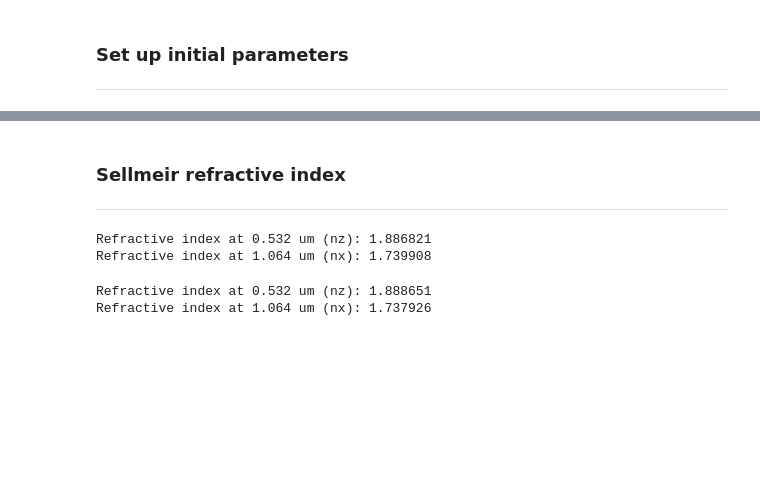
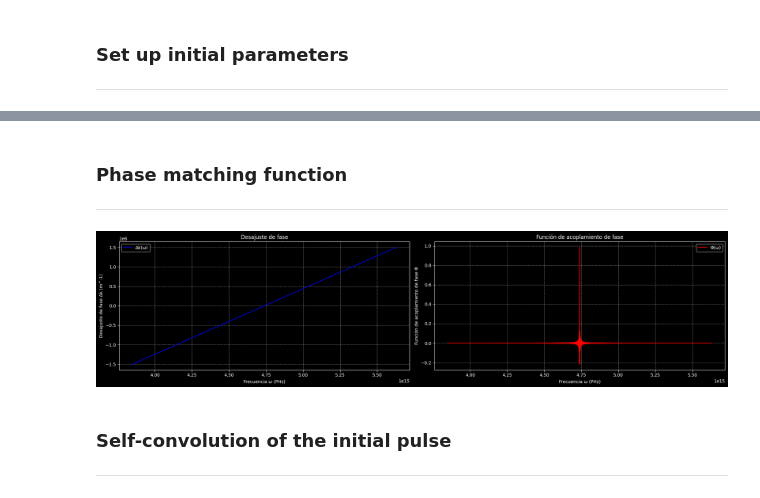
Before and after one commit to jusrojasrod/SHG-and-PDC-simulation, a Jupyter notebook: notebooks/exploracion/Second Harmonic Generation.ipynb, the cells around one changed output, grey strips where cells are left out. Cells and saved outputs as stored; diff of their text form; code cells hidden in the pictures; blank space fills up the shorter version.

```diff
--- a/notebooks/exploracion/Second Harmonic Generation.ipynb
+++ b/notebooks/exploracion/Second Harmonic Generation.ipynb
@@ -119,6 +15,11 @@ import matplotlib.pyplot as plt
 
 from src.physics.pulses import GaussianPulse1D, format_value
 from src.physics.crystals import KTPCrystal, KTPCrystal_Kato
+from src.physics.nonlinear_optics import PhaseMatching
+from src.physics.math import conv_discrete
+
+# plt.style.use(['science', 'notebook'])
+plt.style.use('dark_background')
 # %% [markdown]
 ### Set up initial parameters
 ---
@@ -179,29 +111,38 @@ Computed Fwhm: 1.31e+14
 # %% [markdown]
-### Sellmeir refractive index
+### Phase matching function
 ---
-# %%
-ktp = KTPCrystal()
-
-# Calcular índice para una longitud de onda y dirección
-wavelength_micrometers = 0.532 # 532 nm
-index_nz = ktp.refractive_index(wavelength_micrometers, axis='nz')
-print(f"Refractive index at {wavelength_micrometers} um (nz): {index_nz:.6f}") # Formato para mejor lectura
-wavelength_micrometers = 1.064 # 1064 nm
-index_nx = ktp.refractive_index(wavelength_micrometers, axis='nx')
-print(f"Refractive index at {wavelength_micrometers} um (nx): {index_nx:.6f}")
-# %% [output]
-Refractive index at 0.532 um (nz): 1.886821
-Refractive index at 1.064 um (nx): 1.739908
-# %%
-ktp_kato = KTPCrystal_Kato()
-
-# Calcular índice para una longitud de onda y dirección
-wavelength_micrometers = 0.532 # 532 nm
-index_nz = ktp_kato.refractive_index(wavelength_micrometers, axis='nz')
-print(f"Refractive index at {wavelength_micrometers} um (nz): {index_nz:.6f}") # Formato para mejor lectura
-wavelength_micrometers = 1.064 # 1064 nm
-index_nx = ktp_kato.refractive_index(wavelength_micrometers, axis='nx')
-print(f"Refractive index at {wavelength_micrometers} um (nx): {index_nx:.6f}")
-# %% [output]
-Refractive index at 0.532 um (nz): 1.888651
-Refractive index at 1.064 um (nx): 1.737926
+# %%
+# instance of the crystal and phase matching
+ktp = KTPCrystal()
+phase_matching = PhaseMatching(ktp, lambda_0_um=fundamental_wavelength_um )
+
+# IMPORTANT: frequencies must be the ones for the SHG
+delta_k = phase_matching.phase_mismatch(SHG_frequencies)
+phi = phase_matching.phase_matching_function(delta_k, L)
+# %%
+plt.figure(figsize=(20, 5))
+
+plt.subplot(1, 2, 1)
+plt.plot(SHG_frequencies, delta_k, label='Δk(ω)', color='b')
+plt.xlabel('Frecuencia ω (PHz)')
+plt.ylabel('Desajuste de fase Δk (m^-1)')
+plt.title('Desajuste de fase')
+plt.grid(axis='both', linestyle='--', alpha=0.5)
+plt.legend()
+plt.subplot(1, 2, 2)
+
+plt.plot(SHG_frequencies, phi, label='Φ(ω)', color='r')
+plt.xlabel('Frecuencia ω (PHz)')
+plt.ylabel('Función de acoplamiento de fase Φ')
+plt.title('Función de acoplamiento de fase')
+plt.grid(axis='both', linestyle='--', alpha=0.5)
+plt.legend()
+plt.tight_layout()
+# plt.savefig('phase_mismatch_and_matching.png')
+
+plt.show()
+# %% [output]
+[figure, added]
+# %% [markdown]
+### Self-convolution of the initial pulse
+---
```
Also changed, not shown: parts of 15 cells of this notebook.
